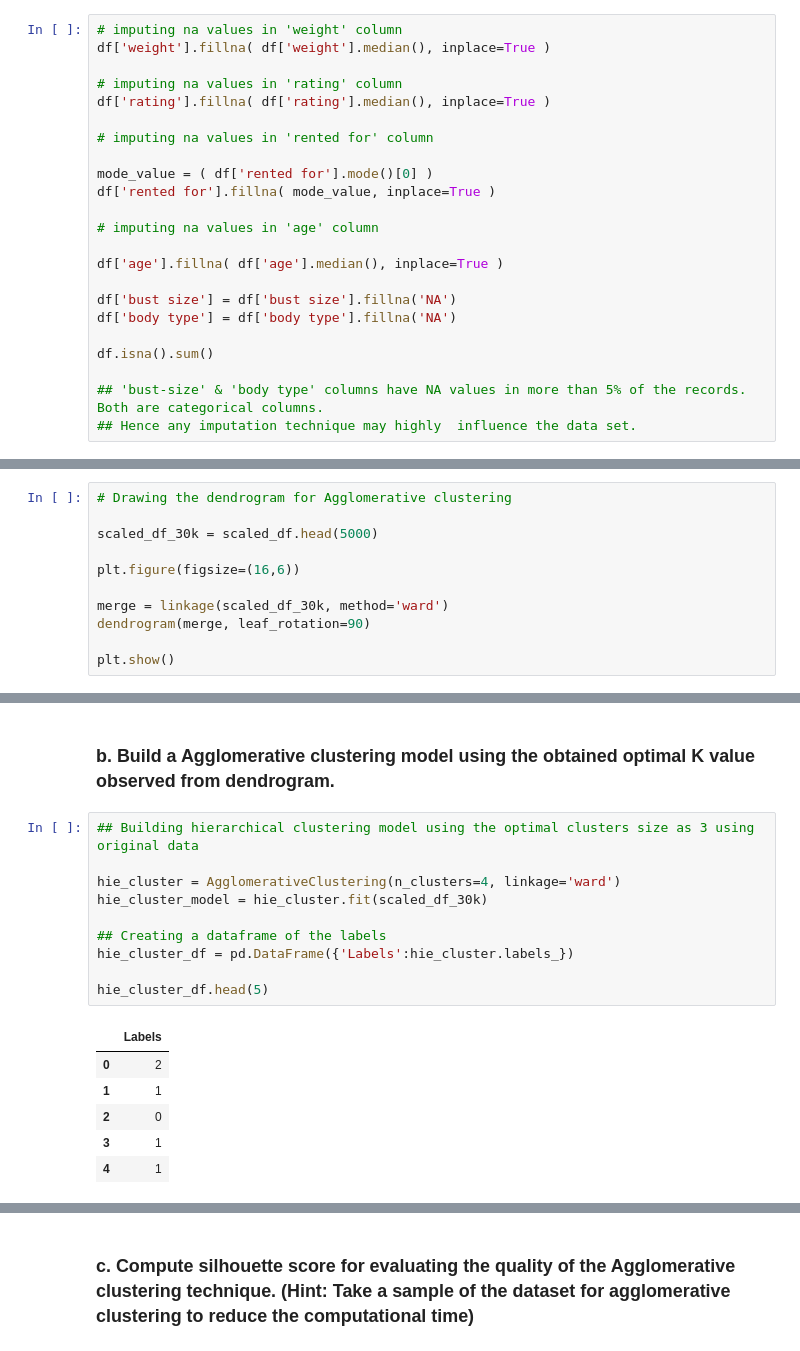
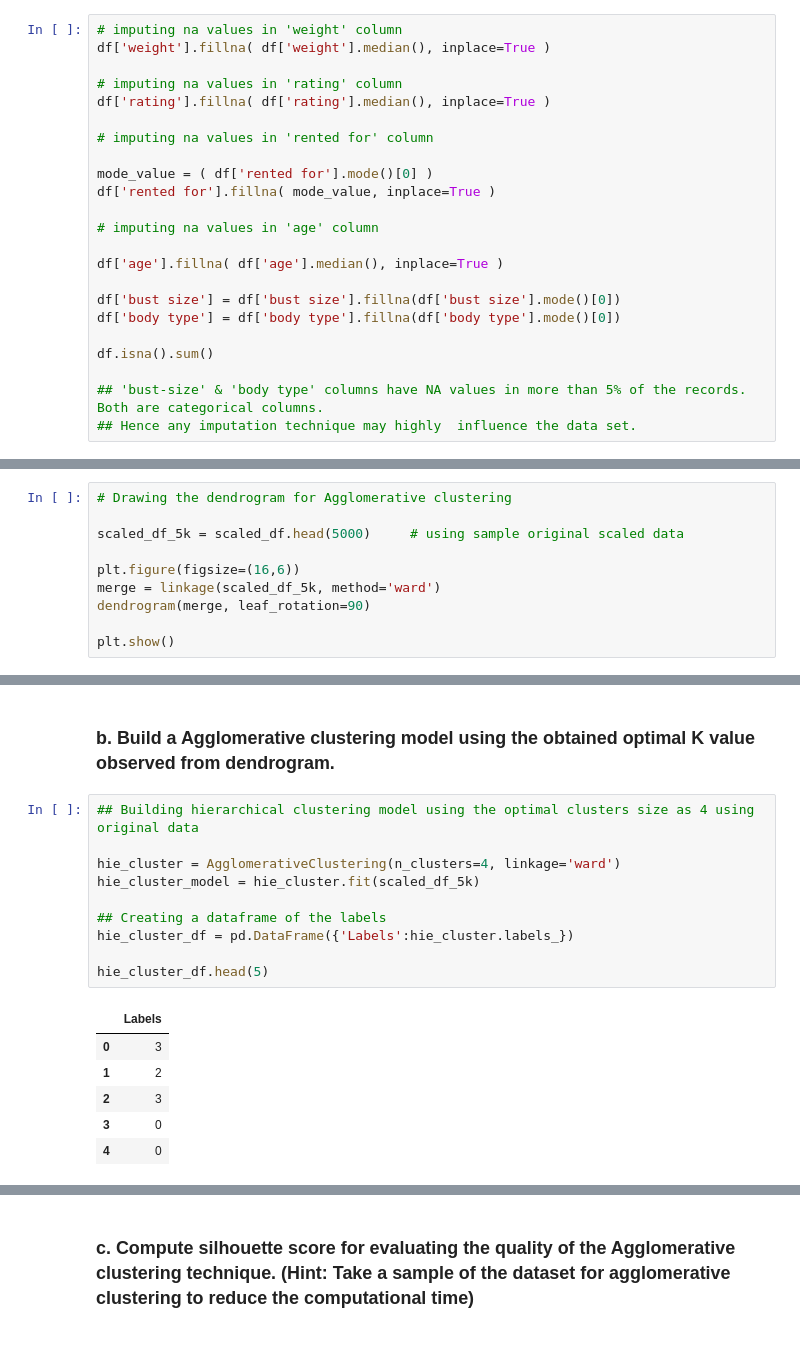
Before and after one commit to AritraKumarDas/G2B4_Project2_PythonForDS, a Jupyter notebook: Python_GroupProject2-G2B4.ipynb, the cells around one changed output, grey strips where cells are left out. Saved outputs shown, nothing was run; the diff lists cells and outputs as text.

```diff
--- a/Python_GroupProject2-G2B4.ipynb
+++ b/Python_GroupProject2-G2B4.ipynb
@@ -221,8 +221,8 @@ df['rented for'].fillna( mode_value, inplace=True )
 
 df['age'].fillna( df['age'].median(), inplace=True )
 
-df['bust size'] = df['bust size'].fillna('NA')
-df['body type'] = df['body type'].fillna('NA')
+df['bust size'] = df['bust size'].fillna(df['bust size'].mode()[0])
+df['body type'] = df['body type'].fillna(df['body type'].mode()[0])
 
 df.isna().sum()
 
@@ -506,11 +505,10 @@ for i in range(2,15):
 # %%
 # Drawing the dendrogram for Agglomerative clustering
 
-scaled_df_30k = scaled_df.head(5000)
+scaled_df_5k = scaled_df.head(5000)     # using sample original scaled data
 
 plt.figure(figsize=(16,6))
-
-merge = linkage(scaled_df_30k, method='ward')
+merge = linkage(scaled_df_5k, method='ward')
 dendrogram(merge, leaf_rotation=90)
 
 plt.show()
@@ -519,19 +517,19 @@ plt.show()
 # %% [markdown]
 ### b. Build a Agglomerative clustering model using the obtained optimal K value observed from dendrogram.
 # %%
-## Building hierarchical clustering model using the optimal clusters size as 3 using original data
+## Building hierarchical clustering model using the optimal clusters size as 4 using original data
 
 hie_cluster = AgglomerativeClustering(n_clusters=4, linkage='ward')
-hie_cluster_model = hie_cluster.fit(scaled_df_30k)
+hie_cluster_model = hie_cluster.fit(scaled_df_5k)
 
 ## Creating a dataframe of the labels
 hie_cluster_df = pd.DataFrame({'Labels':hie_cluster.labels_})
 
 hie_cluster_df.head(5)
 # %% [output]
 |  | Labels |
-| 0 | 2 |
-| 1 | 1 |
-| 2 | 0 |
-| 3 | 1 |
-| 4 | 1 |
+| 0 | 3 |
+| 1 | 2 |
+| 2 | 3 |
+| 3 | 0 |
+| 4 | 0 |
```
Also changed, not shown: parts of 31 cells of this notebook.
